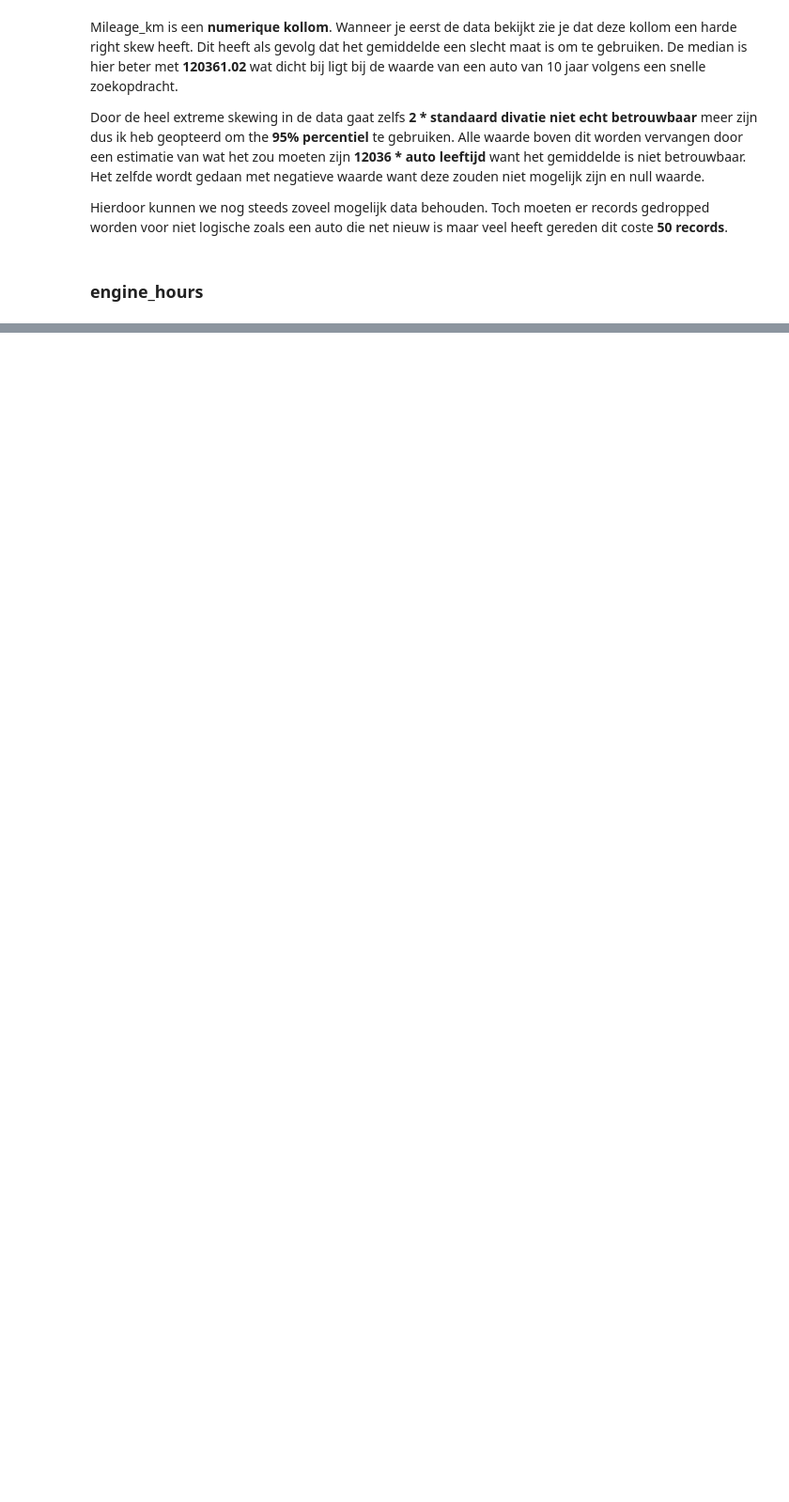
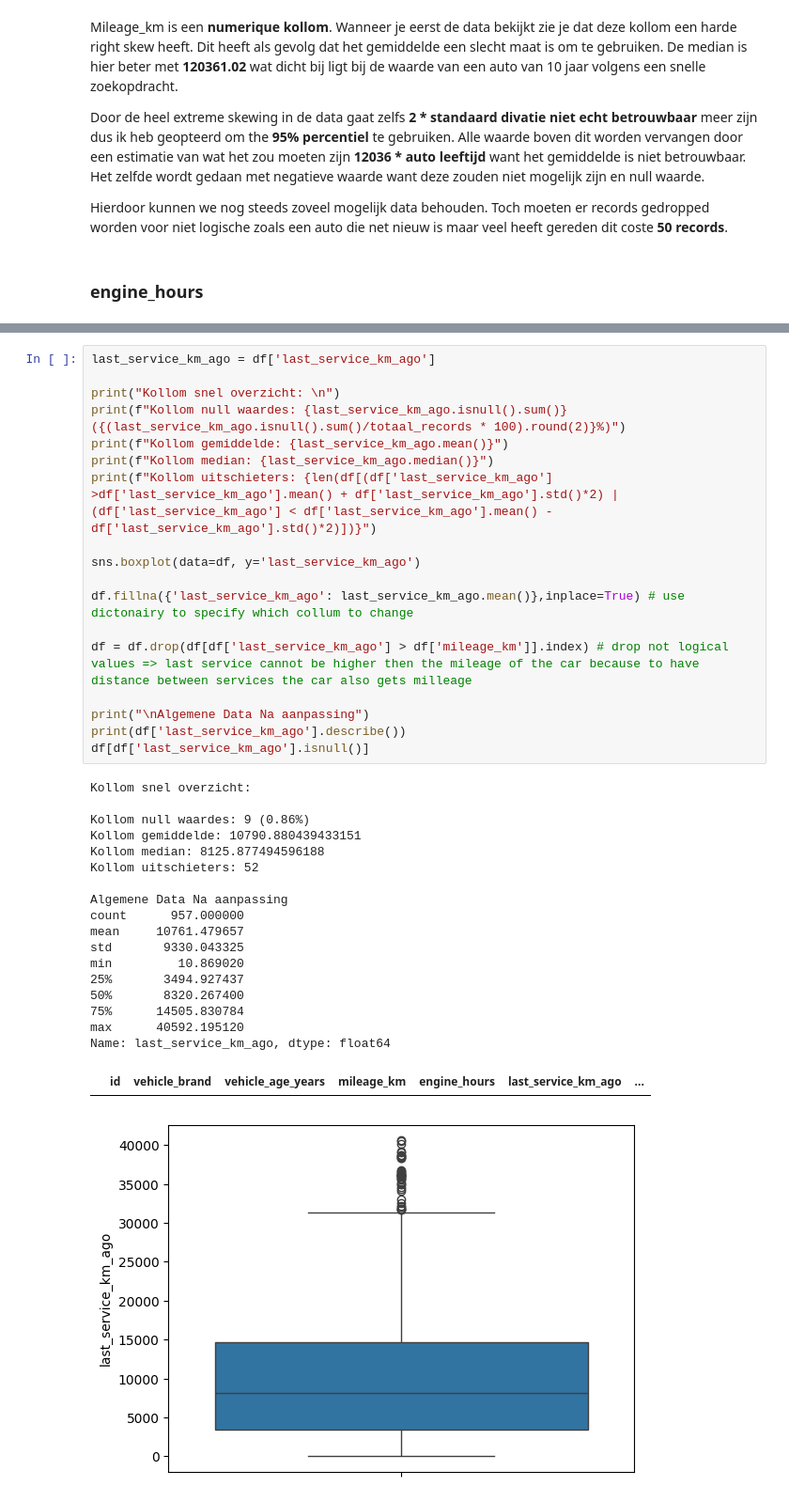
Before and after one commit to MilanMartens/DE-AI-mannen, a Jupyter notebook: notebooks/SLJ-EDA.ipynb, the cells around one changed output, grey strips where cells are left out. Shown at 94% size. Saved outputs shown, nothing was run; the diff lists cells and outputs as text; blank space fills up the shorter version.

Commit message:
last_service_km_ago done

```diff
--- a/notebooks/SLJ-EDA.ipynb
+++ b/notebooks/SLJ-EDA.ipynb
@@ -307,0 +313,38 @@ Name: engine_hours, dtype: float64
+# %%
+last_service_km_ago = df['last_service_km_ago']
+
+print("Kollom snel overzicht: \n")
+print(f"Kollom null waardes: {last_service_km_ago.isnull().sum()} ({(last_service_km_ago.isnull().sum()/totaal_records * 100).round(2)}%)")
+print(f"Kollom gemiddelde: {last_service_km_ago.mean()}")
+print(f"Kollom median: {last_service_km_ago.median()}")
+print(f"Kollom uitschieters: {len(df[(df['last_service_km_ago'] >df['last_service_km_ago'].mean() + df['last_service_km_ago'].std()*2) | (df['last_service_km_ago'] < df['last_service_km_ago'].mean() - df['last_service_km_ago'].std()*2)])}")
+
+sns.boxplot(data=df, y='last_service_km_ago')
+
+df.fillna({'last_service_km_ago': last_service_km_ago.mean()},inplace=True) # use dictonairy to specify which collum to change
+
+df = df.drop(df[df['last_service_km_ago'] > df['mileage_km']].index) # drop not logical values => last service cannot be higher then the mileage of the car because to have distance between services the car also gets milleage
+
+print("\nAlgemene Data Na aanpassing")
+print(df['last_service_km_ago'].describe())
+df[df['last_service_km_ago'].isnull()]
+# %% [output]
+Kollom snel overzicht:
+
+Kollom null waardes: 9 (0.86%)
+Kollom gemiddelde: 10790.880439433151
+Kollom median: 8125.877494596188
+Kollom uitschieters: 52
+
+Algemene Data Na aanpassing
+count      957.000000
+mean     10761.479657
+std       9330.043325
+min         10.869020
+25%       3494.927437
+50%       8320.267400
+75%      14505.830784
+max      40592.195120
+Name: last_service_km_ago, dtype: float64
+|  | id | vehicle_brand | vehicle_age_years | mileage_km | engine_hours | last_service_km_ago | ... |
+[figure, added]
```
Also changed, not shown: parts of 5 cells of this notebook.
